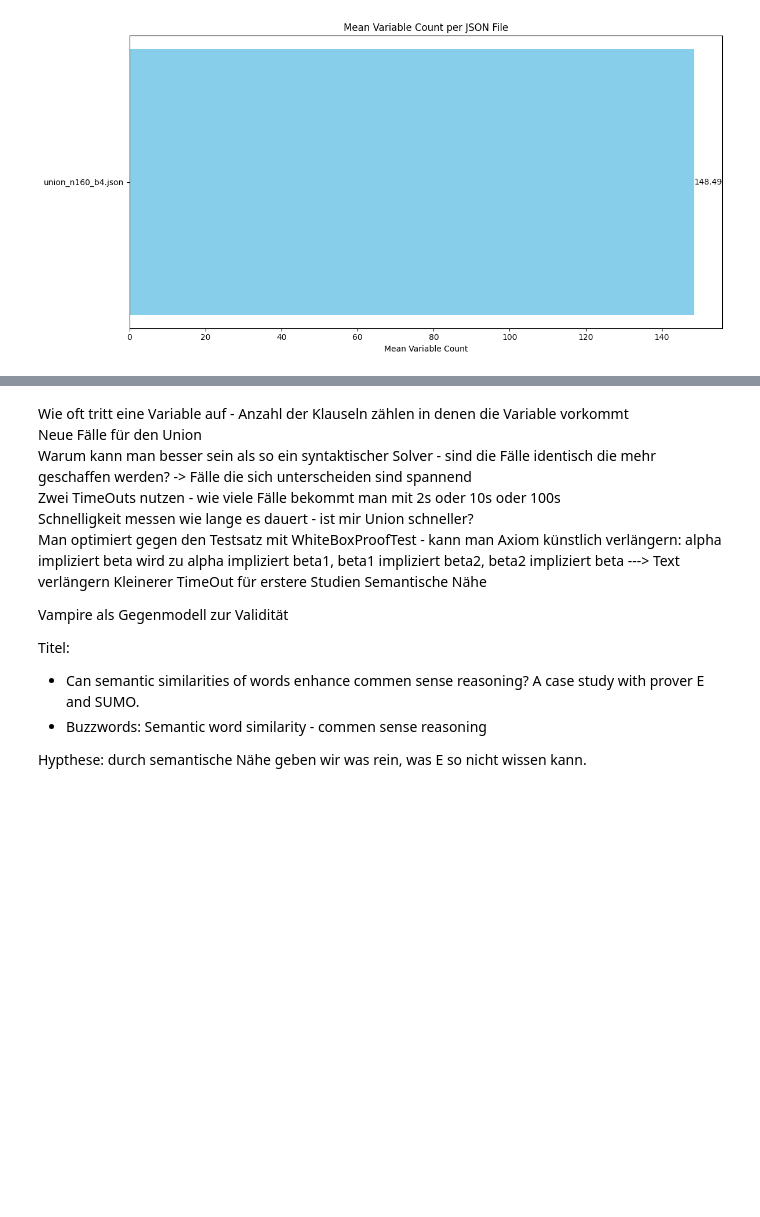
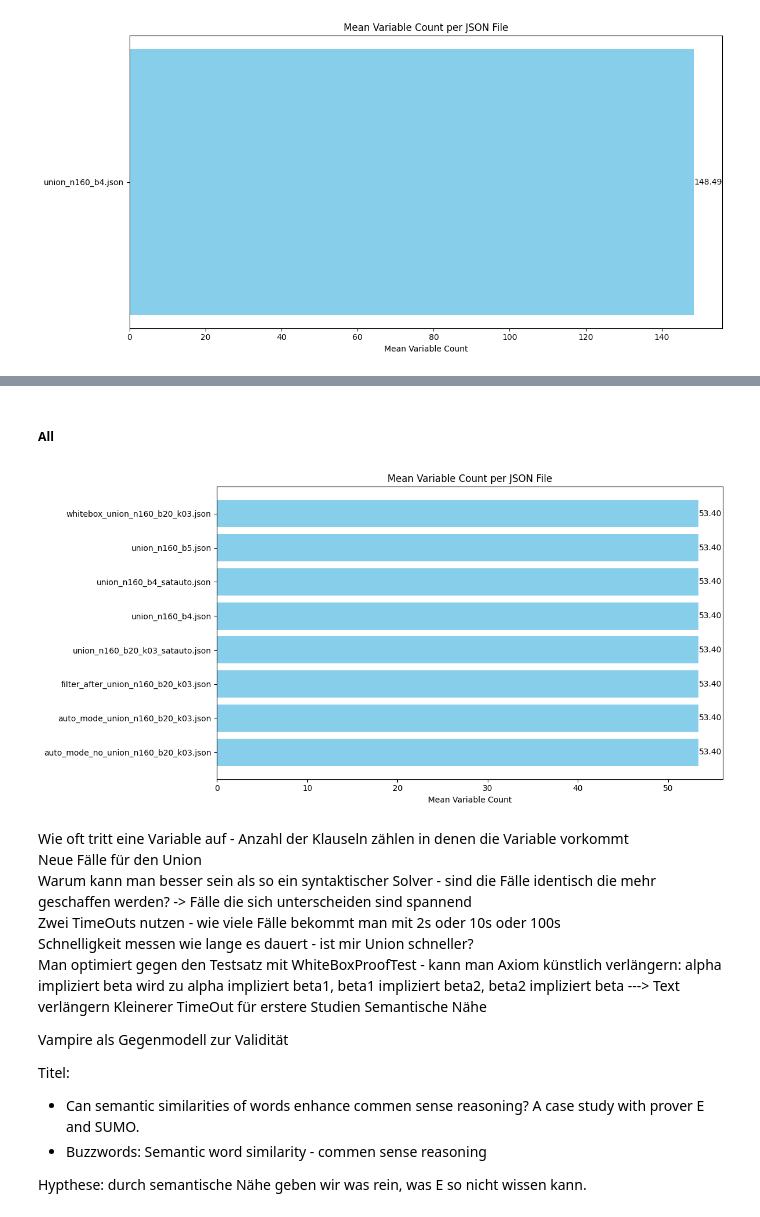
Before and after one commit to BigTeddyRush/further-work-of-seven, a Jupyter notebook: evaluation/evaluation.ipynb, the cells around one changed output, grey strips where cells are left out. Saved outputs shown, nothing was run; the diff lists cells and outputs as text; code cells hidden in the pictures; blank space fills up the shorter version.

```diff
--- a/evaluation/evaluation.ipynb
+++ b/evaluation/evaluation.ipynb
@@ -164,3 +172,9 @@ counts("character_counts_grouped_all.json")
+# %% [markdown]
+##### All
+# %%
+counts("variable_count_names_grouped_all.json")
+# %% [output]
+[figure, added]
 # %% [markdown]
 Wie oft tritt eine Variable auf - Anzahl der Klauseln zählen in denen die Variable vorkommt
 Neue Fälle für den Union
```
Also changed, not shown: parts of 3 cells of this notebook, 6 other files.
